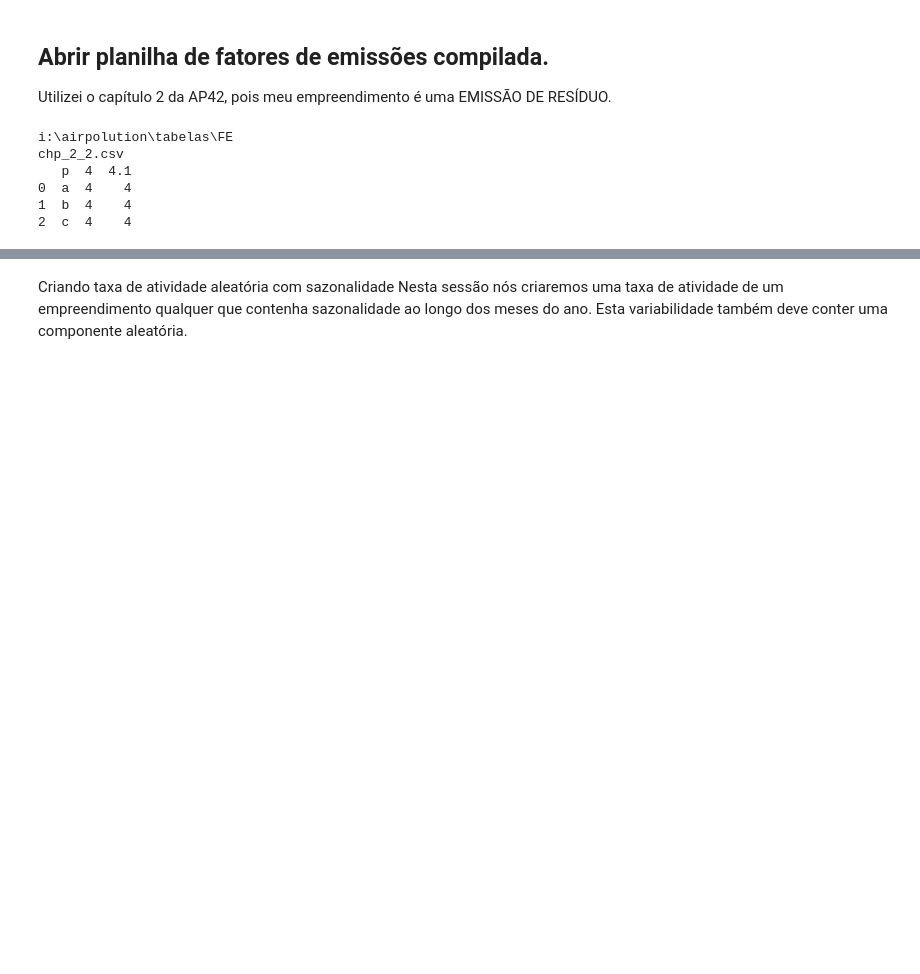
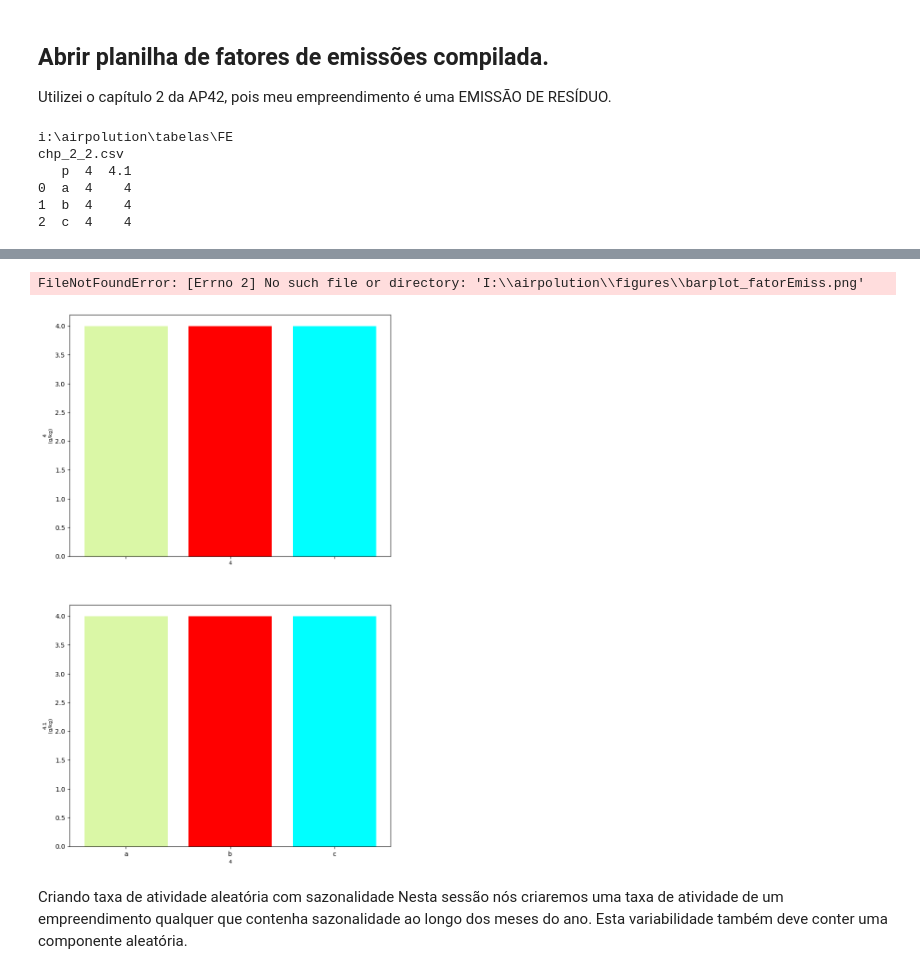
Before and after one commit to SergioStrackJunior/ENS5173_airpolution, a Jupyter notebook: Atividade01_01.ipynb, the cells around one changed output, grey strips where cells are left out. Saved outputs shown, nothing was run; the diff lists cells and outputs as text; code cells hidden in the pictures; blank space fills up the shorter version.

```diff
--- a/Atividade01_01.ipynb
+++ b/Atividade01_01.ipynb
@@ -37,8 +37,8 @@ chp_2_2.csv
 # Plotando os fatores de emissão
 import matplotlib.pyplot as plt
 
-atv = 1000 # Considerando uma taxa de atividade
-emis = fe['PM']*atv
+atv = 500 # Considerando uma taxa de atividade
+emis = fe['p']*atv
 
 #Somando dataframe
 print(emis.sum())
@@ -51,10 +51,10 @@ fig,ax = plt.subplots(len(fe.columns)-1,1,sharex = True,figsize=(9, 15))
 # Loop para preencher o subplot com os gráficos de barra
 for ii in range(1,len(fe.columns)):
     print(ii)
-    ax[ii-1].bar(fe['Source'],fe.iloc[:,ii],color = ['#DAF7A6','red','cyan'])
-    ax[ii-1].set_xlabel('Processo', fontsize=8)
+    ax[ii-1].bar(fe['p'],fe.iloc[:,ii],color = ['#DAF7A6','red','cyan'])
+    ax[ii-1].set_xlabel('4', fontsize=8)
     ax[ii-1].set_ylabel(fe.columns[ii]+'\n(g/kg)', fontsize=8) # Inventei a unidade
 
 # Salva a figura na pasta figures - criar a pasta antes!!
-fig.savefig(cwd+'\\imagens\\barplot_fatorEmiss.png')
+fig.savefig(cwd+'\\figures\\barplot_fatorEmiss.png')
 # %% [output]
@@ -62,3 +64,5 @@ KeyError: 'PM'
+FileNotFoundError: [Errno 2] No such file or directory: 'I:\\airpolution\\figures\\barplot_fatorEmiss.png'
+[figure, added]
 # %% [markdown]
 Criando taxa de atividade aleatória com sazonalidade
 Nesta sessão nós criaremos uma taxa de atividade de um empreendimento qualquer que contenha sazonalidade ao longo dos meses do ano. Esta variabilidade também deve conter uma componente aleatória.
```
Also changed, not shown: parts of 1 cell of this notebook, 3 other files.
